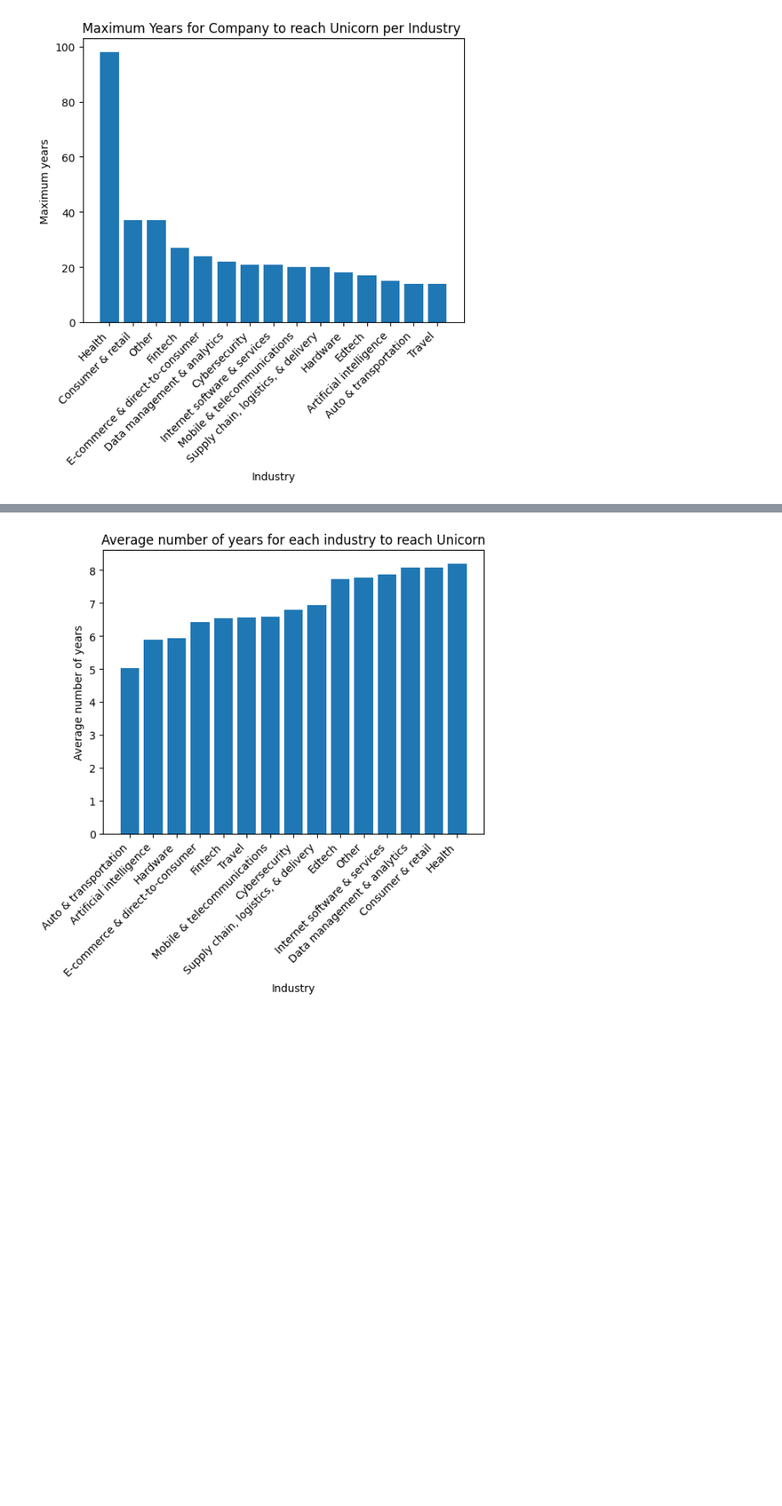
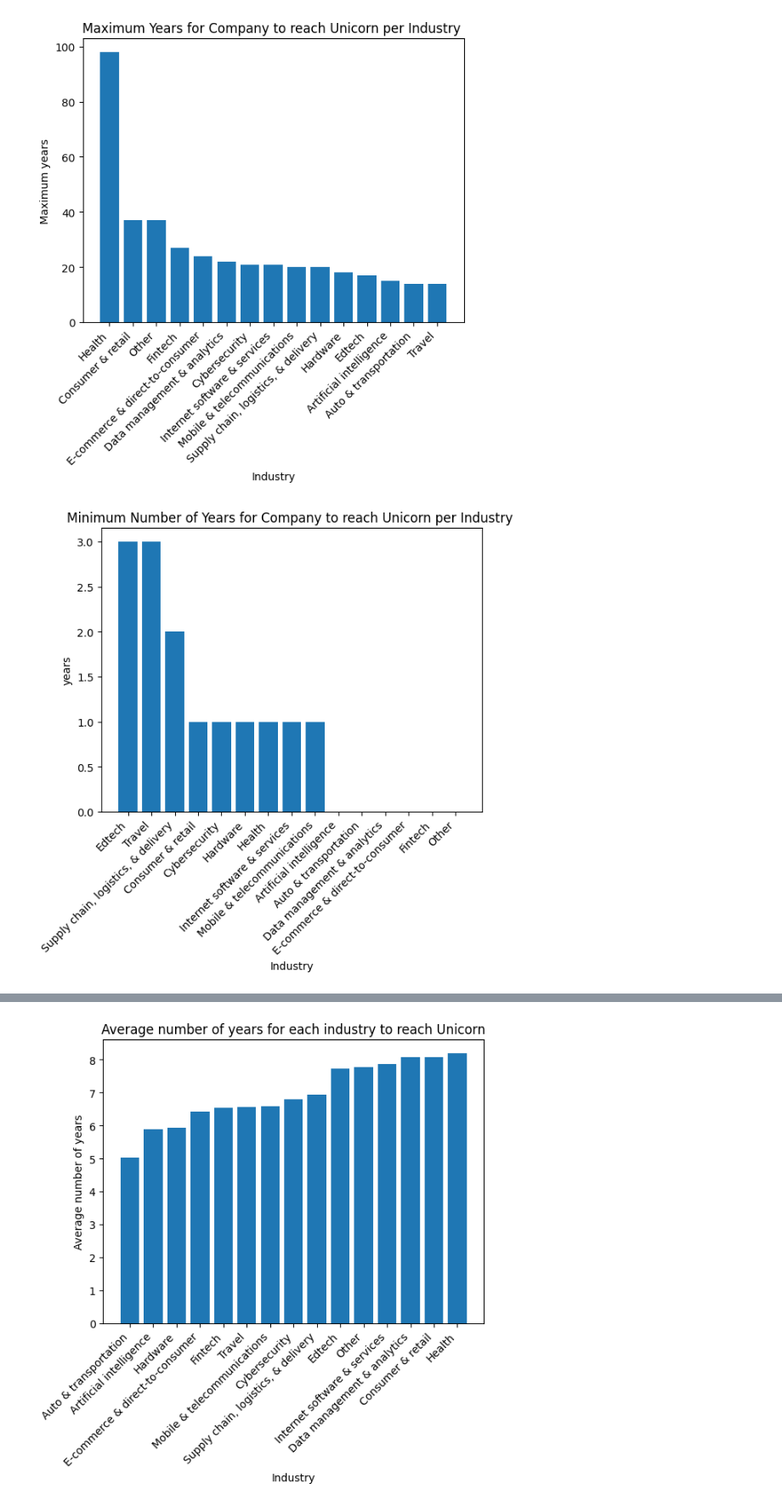
Before and after one commit to Ndong21/Data_Analysis_python_Unicorn_Companies-, a Jupyter notebook: Analysis/lab2.ipynb, the cells around one changed output, grey strips where cells are left out. Shown at 85% size. Saved outputs shown, nothing was run; the diff lists cells and outputs as text; code cells hidden in the pictures; blank space fills up the shorter version.

```diff
--- a/Analysis/lab2.ipynb
+++ b/Analysis/lab2.ipynb
@@ -120,6 +177,32 @@ plt.xticks(rotation = 45, horizontalalignment = 'right')
 plt.show()
 # %% [output]
 [figure]
+# %%
+# visualize this information on a graph using industry column as the bar categories and years till unicorn as the height of bars.
+
+plt.bar(industry_min.index, industry_min['Years_till_unicorn'])
+
+# set the title
+
+plt.title('Minimum Number of Years for Company to reach Unicorn per Industry ')
+
+# set x axis
+
+plt.xlabel('Industry')
+
+# set y axis label
+
+plt.ylabel('years')
+
+# rotate labels on the x axis to avoid overlap
+
+plt.xticks(rotation = 45, horizontalalignment = 'right')
+
+# display the plot
+
+plt.show()
+# %% [output]
+[figure, added]
 # %%
 
 # group the data by industry, get the max, min, and average value in the 'years till unicorn' column
```
Also changed, not shown: parts of 68 cells of this notebook.
